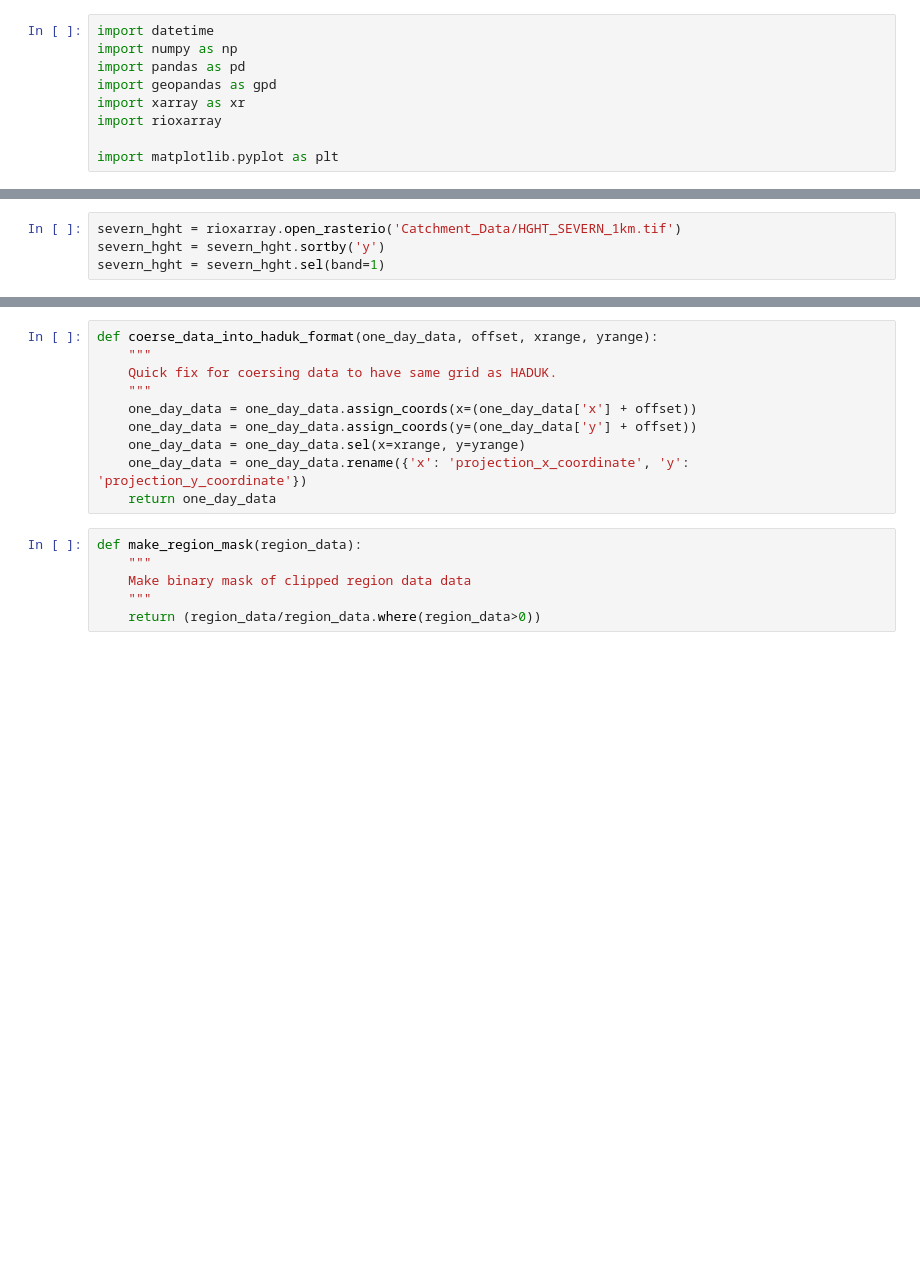
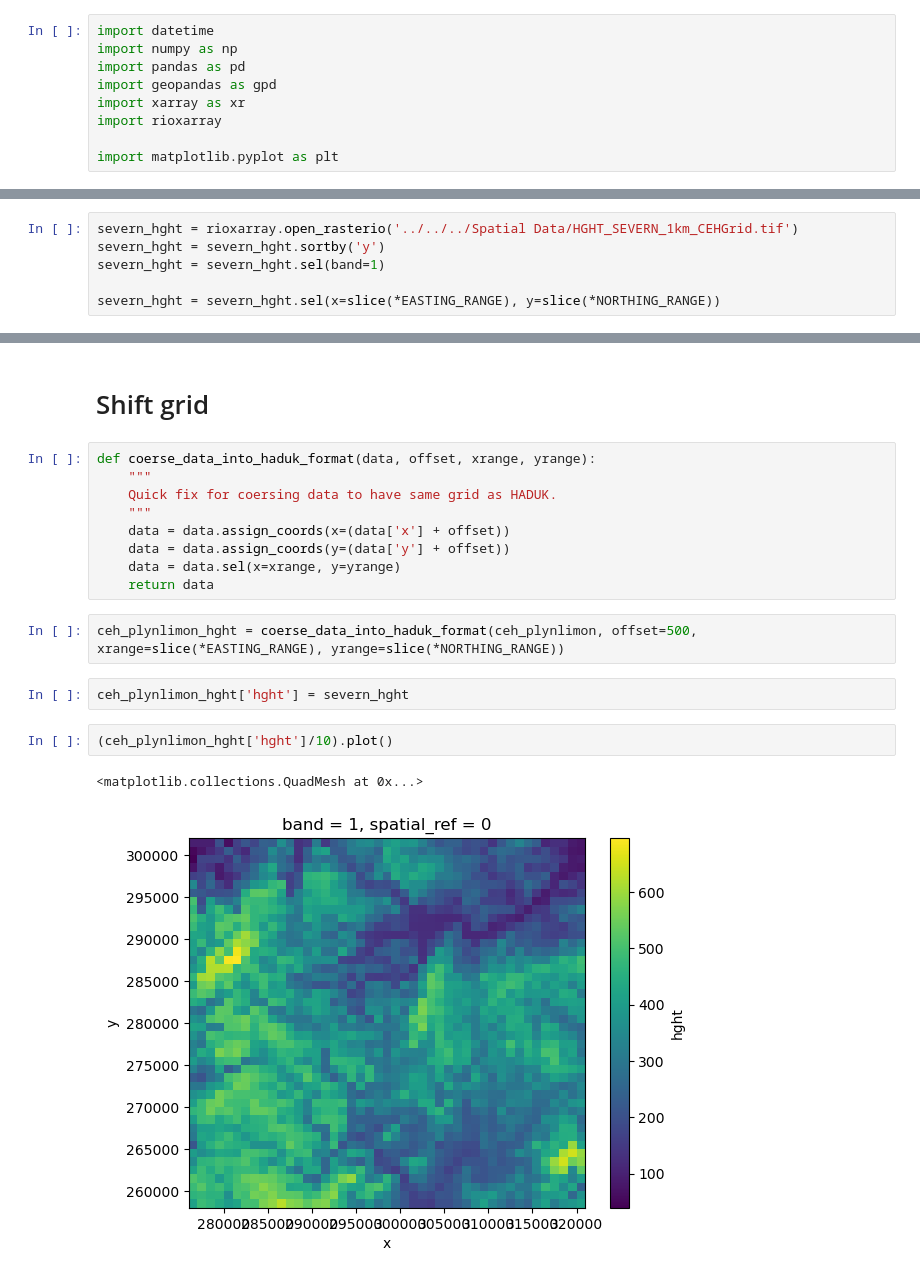
Before and after one commit to Thomasjkeel/FDRI-comparing-rainfall-data-in-upper-severn, a Jupyter notebook: notebooks/compare_gauges_to_height.ipynb, the cells around one changed output, grey strips where cells are left out. Cells and saved outputs as stored; diff of their text form; blank space fills up the shorter version.

Commit message:
add ceh gear hght nb

```diff
--- a/notebooks/compare_gauges_to_height.ipynb
+++ b/notebooks/compare_gauges_to_height.ipynb
@@ -22,4 +24,6 @@ plynlimon_shp = gpd.read_file('Catchment_Data/Plynlimon Flume/54022/54022.shp')
 # %%
-severn_hght = rioxarray.open_rasterio('Catchment_Data/HGHT_SEVERN_1km.tif')
+severn_hght = rioxarray.open_rasterio('../../../Spatial Data/HGHT_SEVERN_1km_CEHGrid.tif')
 severn_hght = severn_hght.sortby('y')
 severn_hght = severn_hght.sel(band=1)
+
+severn_hght = severn_hght.sel(x=slice(*EASTING_RANGE), y=slice(*NORTHING_RANGE))
@@ -30,16 +30,20 @@ def make_region_hght_clip(region_shp, hght_data):
+# %% [markdown]
+# Shift grid
 # %%
-def coerse_data_into_haduk_format(one_day_data, offset, xrange, yrange):
+def coerse_data_into_haduk_format(data, offset, xrange, yrange):
     """
     Quick fix for coersing data to have same grid as HADUK.
     """
-    one_day_data = one_day_data.assign_coords(x=(one_day_data['x'] + offset))
-    one_day_data = one_day_data.assign_coords(y=(one_day_data['y'] + offset))
-    one_day_data = one_day_data.sel(x=xrange, y=yrange)
-    one_day_data = one_day_data.rename({'x': 'projection_x_coordinate', 'y': 'projection_y_coordinate'})
-    return one_day_data
+    data = data.assign_coords(x=(data['x'] + offset))
+    data = data.assign_coords(y=(data['y'] + offset))
+    data = data.sel(x=xrange, y=yrange)
+    return data
-# %%
-def make_region_mask(region_data):
-    """
-    Make binary mask of clipped region data data
-    """
-    return (region_data/region_data.where(region_data>0))
+# %%
+ceh_plynlimon_hght = coerse_data_into_haduk_format(ceh_plynlimon, offset=500, xrange=slice(*EASTING_RANGE), yrange=slice(*NORTHING_RANGE))
+# %%
+ceh_plynlimon_hght['hght'] = severn_hght
+# %%
+(ceh_plynlimon_hght['hght']/10).plot()
+# %% [output]
+<matplotlib.collections.QuadMesh at 0x...>
+[figure, added]
```
Also changed, not shown: parts of 8 cells of this notebook.
